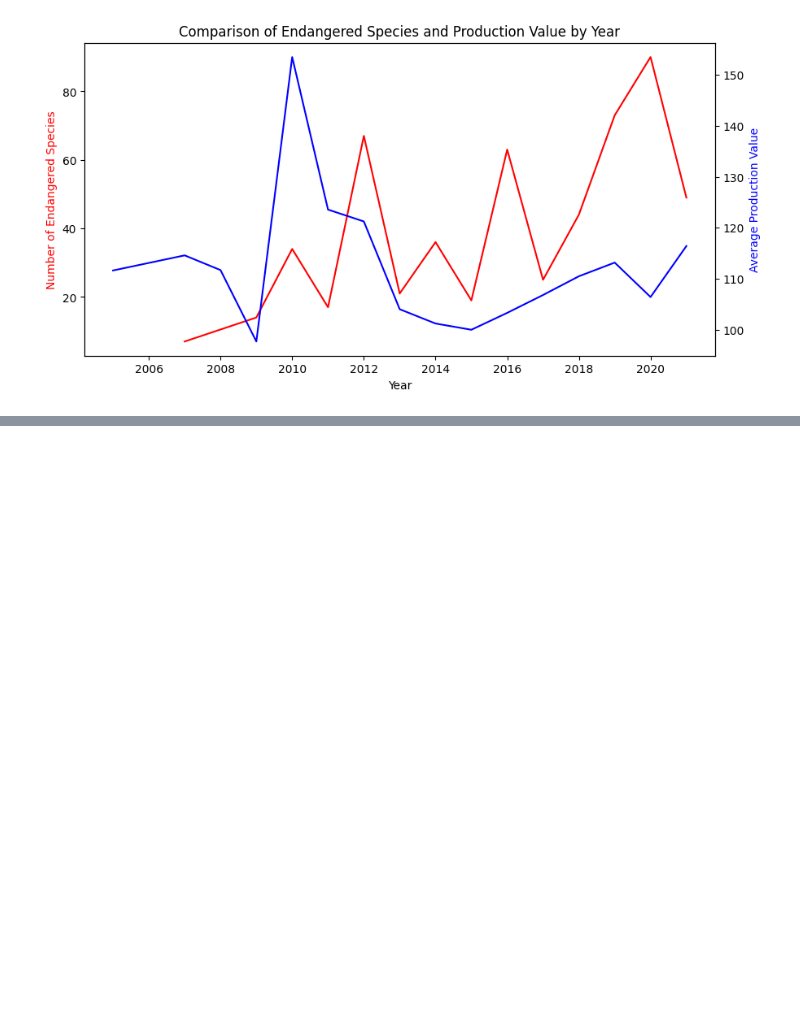
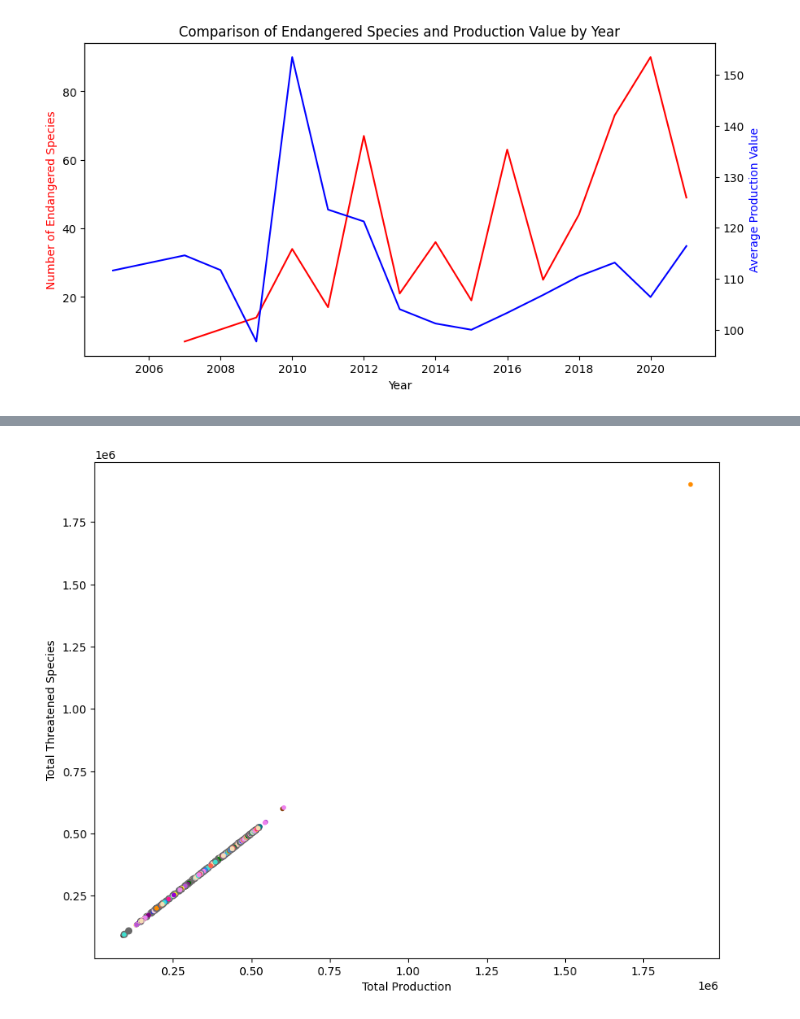
Before and after one commit to ENVS110a-SP23/group2-project, a Jupyter notebook: visualizations.ipynb, the cells around one changed output, grey strips where cells are left out. Drawn from its saved outputs; the diff is of its cells as text; code cells hidden in the pictures; blank space fills up the shorter version.

```diff
--- a/visualizations.ipynb
+++ b/visualizations.ipynb
@@ -149,0 +130,79 @@ KeyError: 'Country'
+# %%
+#Compare the type of production in each country with the type of endangered species in each country
+
+# Group production dataframe by Country Description and ISIC Description columns
+production_filtered = production.groupby(['Country Description', 'ISIC Description']).sum().reset_index()
+
+# Pivot threat dataframe to have columns for each threatened species type and values for Total count
+threat_pivot = pd.pivot_table(threat, values='Total', index=['Name'], columns=["Mammals","Birds","Reptiles*","Amphibians","Fishes*","Molluscs*","Other Inverts*","Plants*","Fungi*","Chromists*"], fill_value=0)
+
+# Join the two dataframes based on the country column
+merged_df = pd.merge(production_filtered, threat_pivot, how='outer', left_on='Country Description', right_on='Name')
+merged_df = merged_df.dropna()
+
+# Calculate total production and total threatened species count for each country
+merged_df['Total Production'] = merged_df.iloc[:, 2:].sum(axis=1)
+merged_df['Total Threatened Species'] = merged_df.iloc[:, -11:].sum(axis=1)
+
+
+# Create a dictionary to define marker sizes based on the type of production
+marker_sizes = {'Agriculture, forestry and fishing': 20,
+                'Mining and quarrying': 30,
+                'Manufacturing': 40,
+                'Electricity, gas, steam and air conditioning supply': 50,
+                'Water supply, sewerage, waste management and remediation activities': 60}
+
+# Create a dictionary to define marker colors based on the type of production
+marker_colors = {'Basic metals': 'silver',
+                 'Beverages': 'blue',
+                 'Chemicals and chemical products': 'red',
+                 'Coke and refined petroleum products': 'green',
+                 'Computer, electronic and optical products': 'yellow',
+                 'Electrical equipment': 'purple',
+                 'Electricity, gas, steam & air conditioning': 'orange',
+                 'Fabricated metal products, except machinery': 'pink',
+                 'Food products': 'brown',
+                 'Furniture': 'black',
+                 'Leather and related products': 'saddlebrown',
+                 'Machinery and equipment n.e.c.': 'blue',
+                 'Mining and quarrying': 'dimgray',
+                 'Motor vehicles, trailers and semi-trailers': 'darkgreen',
+                 'Other manufacturing': 'darkorange',
+                 'Other non-metallic mineral products': 'darkred',
+                 'Other transport equipment': 'darkviolet',
+                 'Paper and paper products': 'deeppink',
+                 'Pharmaceuticals,medicinal chemicals, etc.': 'dodgerblue',
+                 'Printing and reproduction of recorded media': 'snow',
+                 'Rubber and plastics products': 'tan',
+                 'Textiles': 'teal',
+                 'Tobacco products': 'thistle',
+                 'Total manufacturing': 'tomato',
+                 'Water supply; sewerage, waste management': 'turquoise',
+                 'Wearing apparel': 'violet',
+                 'Wood products, excluding furniture': 'wheat',
+                 'Repair and installation of machinery/equipment': 'mediumorchid',
+                 }
+
+# Extract the x, y, size, and color values from the merged_df dataframe
+x = merged_df['Total Production']
+y = merged_df['Total Threatened Species']
+size = [marker_sizes.get(v, 10) for v in merged_df['ISIC Description']]
+color = [marker_colors.get(v, 'black') for v in merged_df['ISIC Description']]
+
+# Plot a scatter plot of all the points at once
+fig, ax = plt.subplots(figsize=(10, 8))
+ax.scatter(x, y, s=size, c=color)
+
+# Set labels for the x-axis and y-axis
+ax.set_xlabel('Total Production')
+ax.set_ylabel('Total Threatened Species')
+
+plt.show()
+
+# Set labels for the x-axis and y-axis
+ax.set_xlabel('Total Production')
+ax.set_ylabel('Total Threatened Species')
+
+plt.show()
+# %% [output]
+[figure, added]
```
Also changed, not shown: parts of 6 cells of this notebook.
